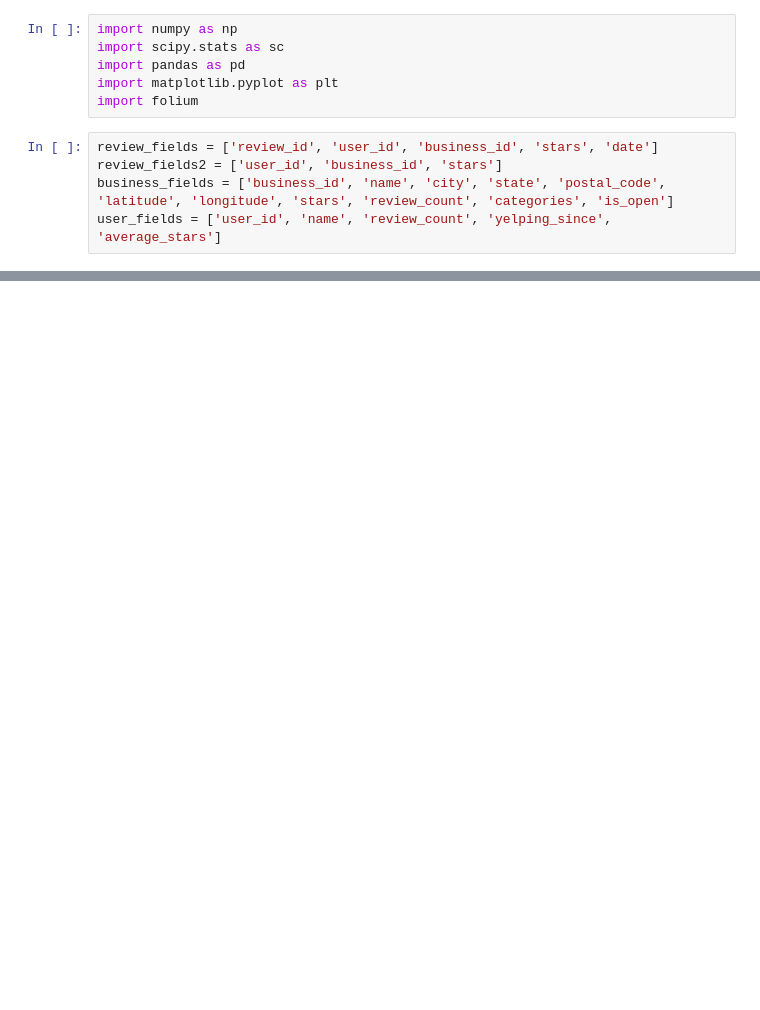
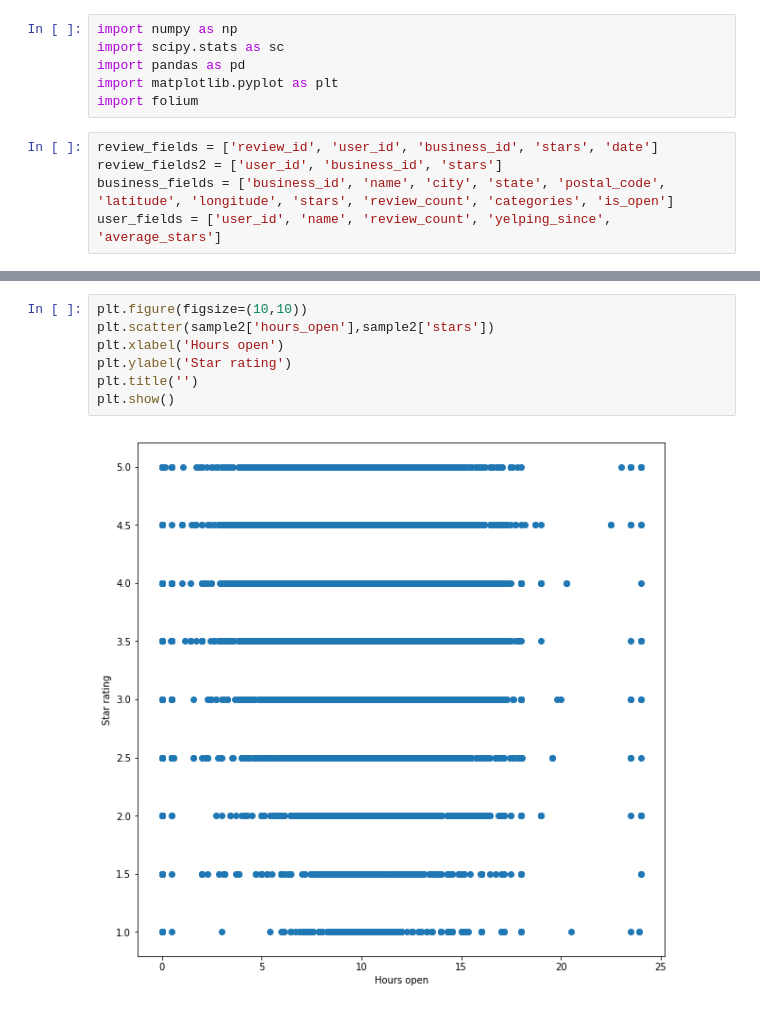
Before and after one commit to TheBetterTeam/GetYelp, a Jupyter notebook: Yelp Data/Focused_Clustering2.ipynb, the cells around one changed output, grey strips where cells are left out. Cells and saved outputs as stored; diff of their text form; blank space fills up the shorter version.

```diff
--- a/Yelp Data/Focused_Clustering2.ipynb
+++ b/Yelp Data/Focused_Clustering2.ipynb
@@ -47,0 +104,9 @@ userSampler = Sampleable(users)
+# %%
+plt.figure(figsize=(10,10))
+plt.scatter(sample2['hours_open'],sample2['stars'])
+plt.xlabel('Hours open')
+plt.ylabel('Star rating')
+plt.title('')
+plt.show()
+# %% [output]
+[figure, added]
```
Also changed, not shown: parts of 8 cells of this notebook.
